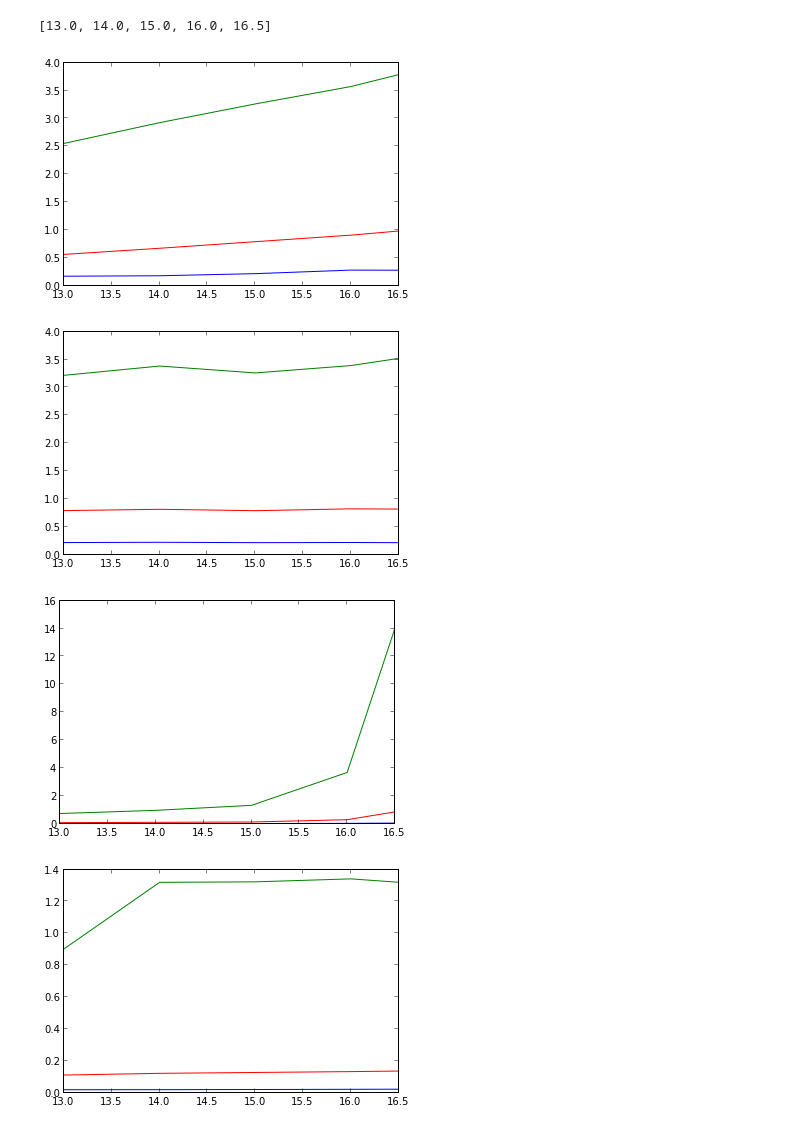
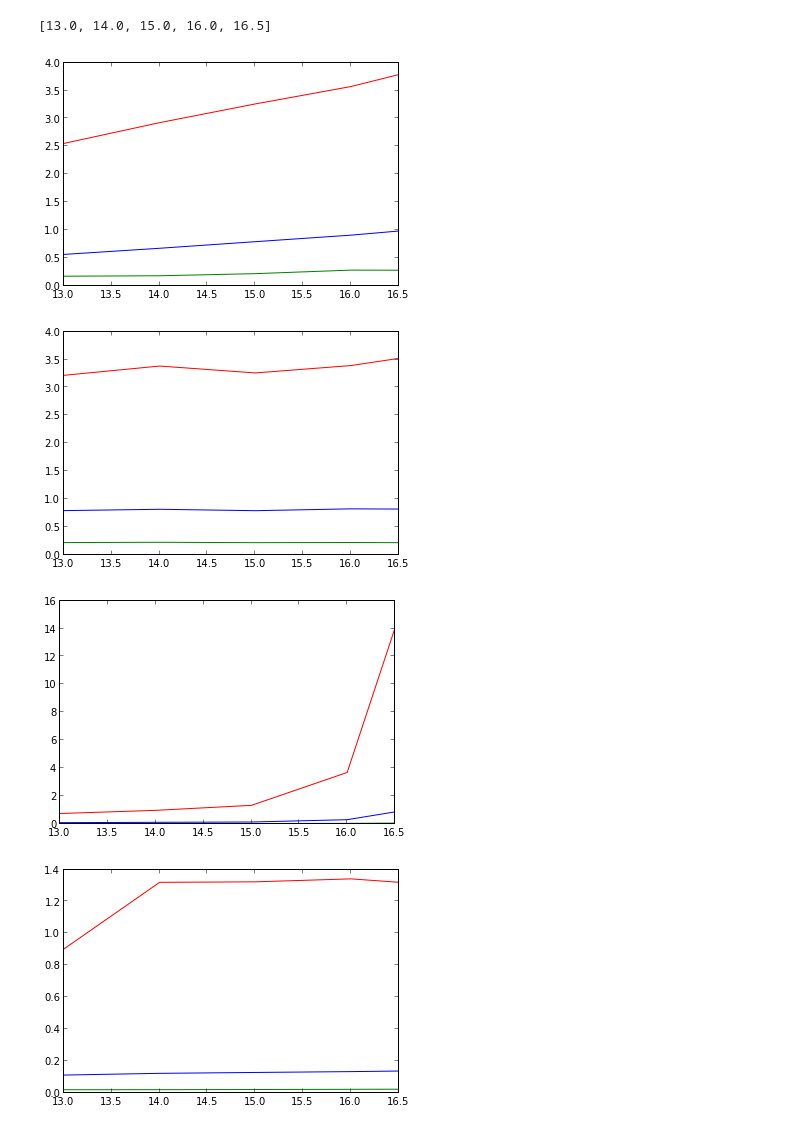
Before and after one commit to oplatek/pykaldi-eval, a Jupyter notebook: Pykaldi-evaluation 4th run.ipynb, the cells around one changed output. Drawn from its saved outputs; the diff is of its cells as text; code cells hidden in the pictures.

```diff
--- a/Pykaldi-evaluation 4th run.ipynb
+++ b/Pykaldi-evaluation 4th run.ipynb
@@ -62,18 +62,18 @@ print beam_range
 # %%
 lat_beam, max_active = lat_beam_range[2], max_active_range[1]
 minf, avgf, maxf = [], [], []
 for beam in beam_range:
     forwardlen = [ rec.forwardlen for rec in user_time_r if rec.beam == beam and rec.lattice_beam == lat_beam
                     and rec.max_active == max_active]
     minf.append(min(forwardlen))
     avgf.append(sum(forwardlen) / float(len(forwardlen)))
     maxf.append(max(forwardlen))
-pl.plot(beam_range, minf, 'b')
-pl.plot(beam_range, avgf, 'r')
-pl.plot(beam_range, maxf, 'g')
+pl.plot(beam_range, minf, 'g')
+pl.plot(beam_range, avgf, 'b')
+pl.plot(beam_range, maxf, 'r')
 pl.show()
 # %% [output]
-[figure, old version]
+[figure, new version]
 # %%
 beam, max_active = beam_range[2], max_active_range[1]
 minf, avgf, maxf = [], [], []
@@ -83,12 +83,12 @@ for lat_beam in lat_beam_range:
     minf.append(min(forwardlen))
     avgf.append(sum(forwardlen) / float(len(forwardlen)))
     maxf.append(max(forwardlen))
-pl.plot(beam_range, minf, 'b')
-pl.plot(beam_range, avgf, 'r')
-pl.plot(beam_range, maxf, 'g')
+pl.plot(beam_range, minf, 'g')
+pl.plot(beam_range, avgf, 'b')
+pl.plot(beam_range, maxf, 'r')
 pl.show()
 # %% [output]
-[figure, old version]
+[figure, new version]
 # %%
 beam, max_active = beam_range[2], max_active_range[1]
 minb, avgb, maxb = [], [], []
@@ -98,12 +98,12 @@ for lat_beam in lat_beam_range:
     minb.append(min(backwardlen))
     avgb.append(sum(backwardlen) / float(len(forwardlen)))
     maxb.append(max(backwardlen))
-pl.plot(beam_range, minb, 'b')
-pl.plot(beam_range, avgb, 'r')
-pl.plot(beam_range, maxb, 'g')
+pl.plot(beam_range, minb, 'g')
+pl.plot(beam_range, avgb, 'b')
+pl.plot(beam_range, maxb, 'r')
 pl.show()
 # %% [output]
-[figure, old version]
+[figure, new version]
 # %%
 lat_beam, max_active = lat_beam_range[2], max_active_range[1]
 minb, avgb, maxb = [], [], []
@@ -113,9 +113,9 @@ for beam in beam_range:
     minb.append(min(backwardlen))
     avgb.append(sum(backwardlen) / float(len(forwardlen)))
     maxb.append(max(backwardlen))
-pl.plot(beam_range, minb, 'b')
-pl.plot(beam_range, avgb, 'r')
-pl.plot(beam_range, maxb, 'g')
+pl.plot(beam_range, minb, 'g')
+pl.plot(beam_range, avgb, 'b')
+pl.plot(beam_range, maxb, 'r')
 pl.show()
 # %% [output]
-[figure, old version]
+[figure, new version]
```
